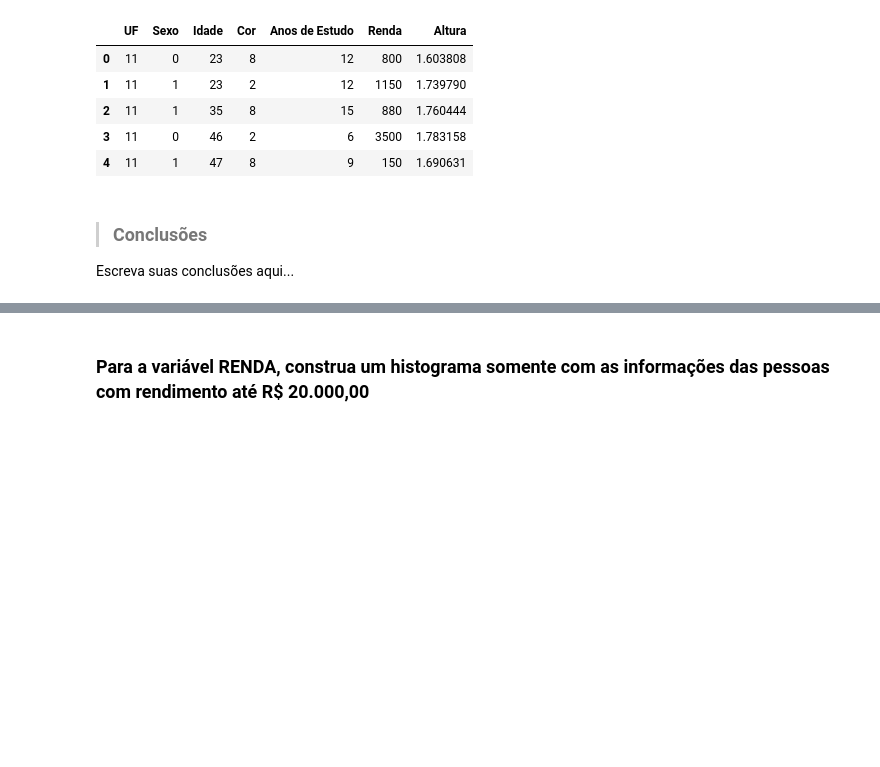
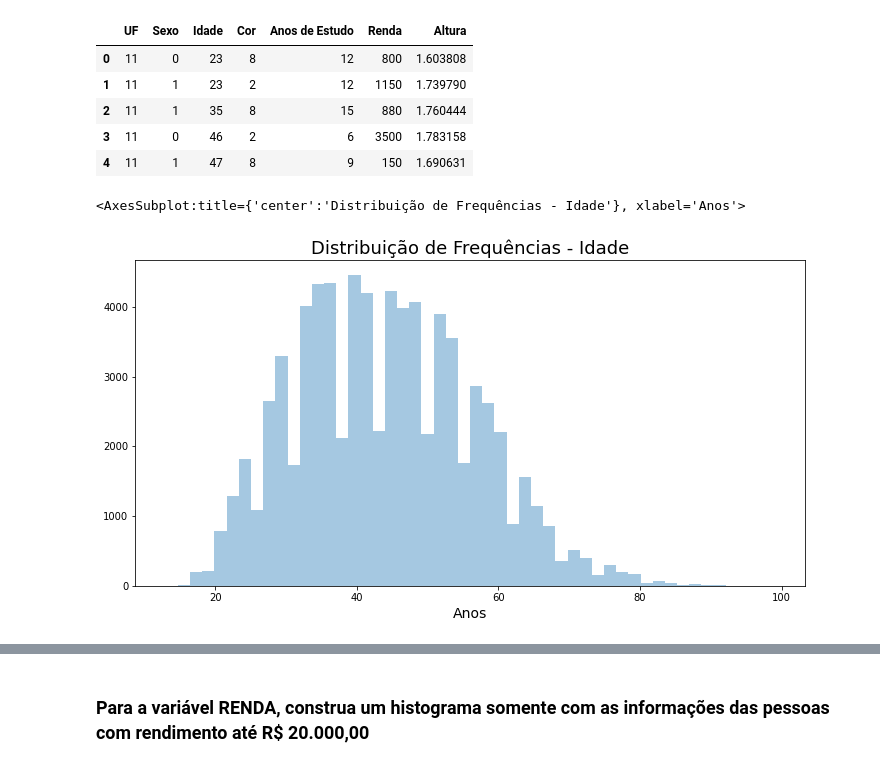
Before and after one commit to cglima/estatistica-python-parte-1-frequencias-e-medidas, a Jupyter notebook: notebook/Análise_Descritiva.ipynb, the cells around one changed output, grey strips where cells are left out. Drawn from its saved outputs; the diff is of its cells as text; code cells hidden in the pictures; blank space fills up the shorter version.

```diff
--- a/notebook/Análise_Descritiva.ipynb
+++ b/notebook/Análise_Descritiva.ipynb
@@ -249,7 +248,13 @@ dados.head()
 | 2 | 11 | 1 | 35 | 8 | 15 | 880 | 1.760444 |
 | 3 | 11 | 0 | 46 | 2 | 6 | 3500 | 1.783158 |
 | 4 | 11 | 1 | 47 | 8 | 9 | 150 | 1.690631 |
-# %% [markdown]
-> ### Conclusões
-
-Escreva suas conclusões aqui...
+# %%
+ax = sns.distplot(dados.Idade, kde=False)
+
+ax.figure.set_size_inches(12, 6)
+ax.set_title("Distribuição de Frequências - Idade", fontsize=18)
+ax.set_xlabel("Anos", fontsize=14)
+ax
+# %% [output]
+<AxesSubplot:title={'center':'Distribuição de Frequências - Idade'}, xlabel='Anos'>
+[figure, added]
```
Also changed, not shown: parts of 24 cells of this notebook.
